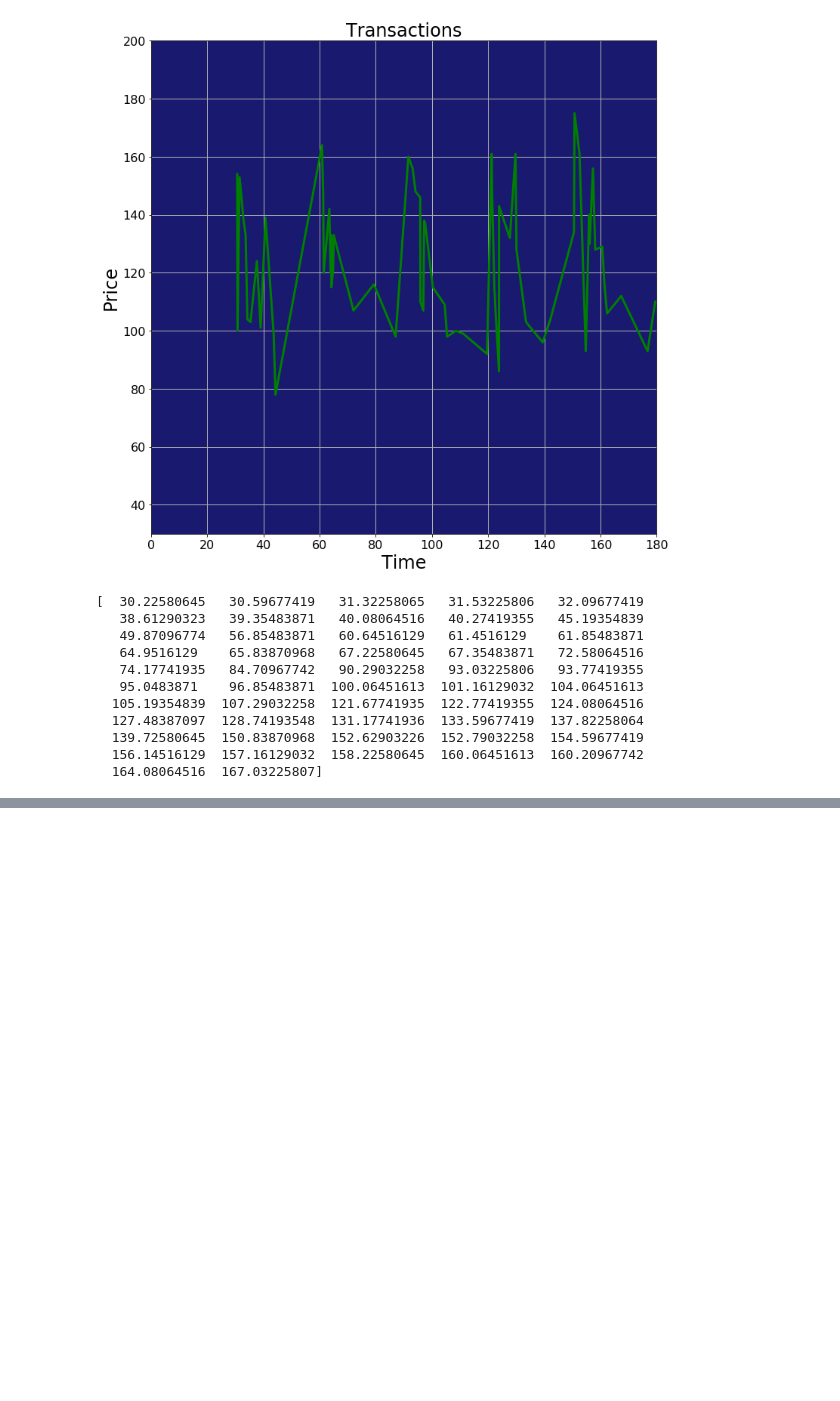
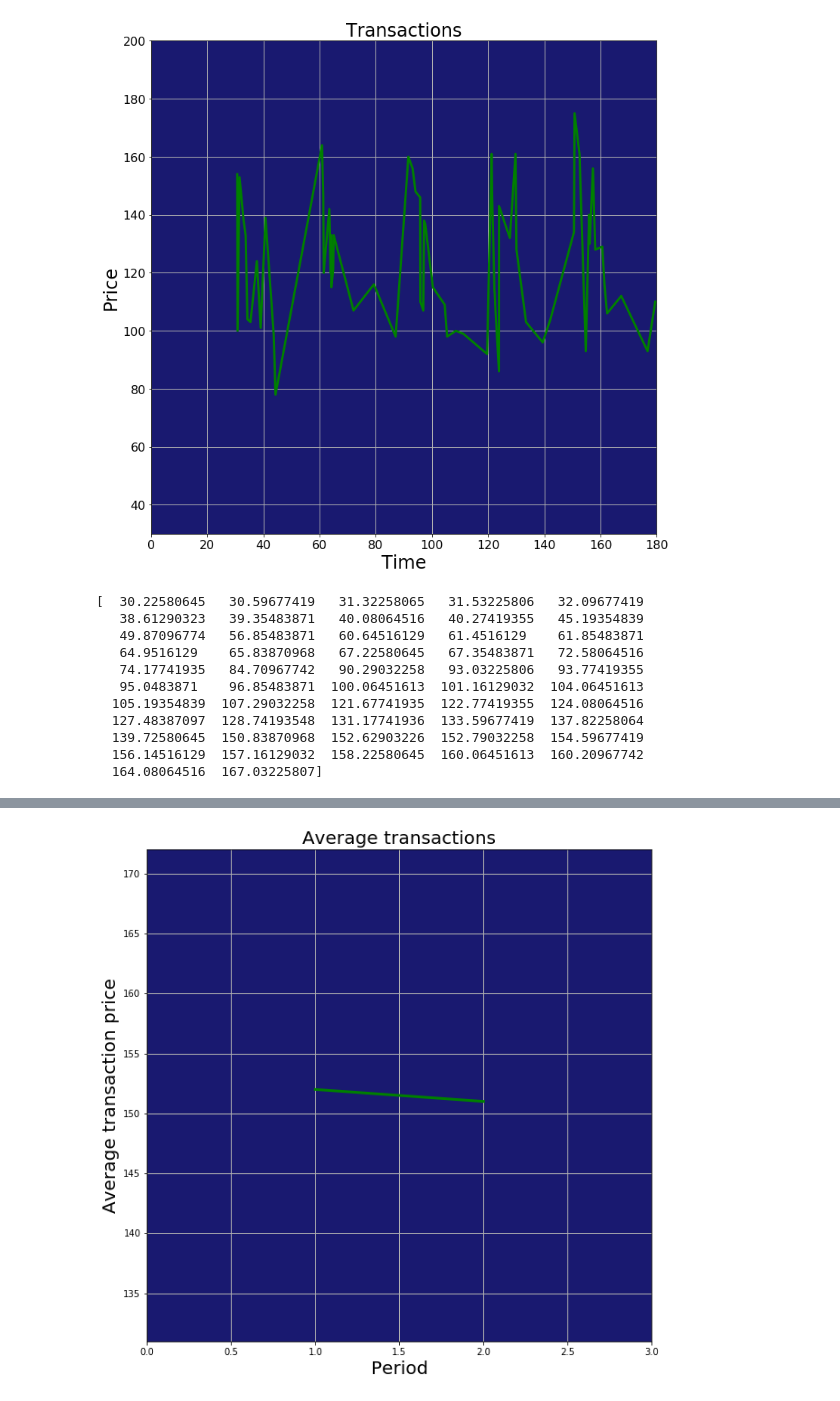
Before and after one commit to ken-neth/opinion_dynamics_BSE, a Jupyter notebook: data analysis.ipynb, the cells around one changed output, grey strips where cells are left out. Saved outputs shown, nothing was run; the diff lists cells and outputs as text; code cells hidden in the pictures; blank space fills up the shorter version.

Commit message:
asset price bubbles

```diff
--- a/data analysis.ipynb
+++ b/data analysis.ipynb
@@ -273,0 +278,26 @@ print(time)
+# %%
+averages = []
+period = []
+
+with open('avg_balance.csv') as csv_file:
+    readCSV = csv.reader(csv_file, delimiter=',')
+    n = 1
+    for row in readCSV:
+        averages.append(float(row[8]))
+        period.append(n)
+        n+=1
+
+figure(6, figsize=(10,10))
+xlabel('Period',fontsize=20)
+ylabel('Average transaction price',fontsize=20)
+title("Average transactions", fontsize=20)
+# p1 = scatter(time, price, marker='x', color='red')
+p1 = plot(period, averages, 'green', linewidth=3)
+ax = axes()
+ax.set_facecolor('midnightblue')
+ylim(ymin=min(averages)-20, ymax=max(averages)+20)
+xlim(xmin=0, xmax=max(period)+1)
+grid(linestyle='-', linewidth=1)
+show()
+# %% [output]
+[figure, added]
```
Also changed, not shown: parts of 1 cell of this notebook, 3 other files.
